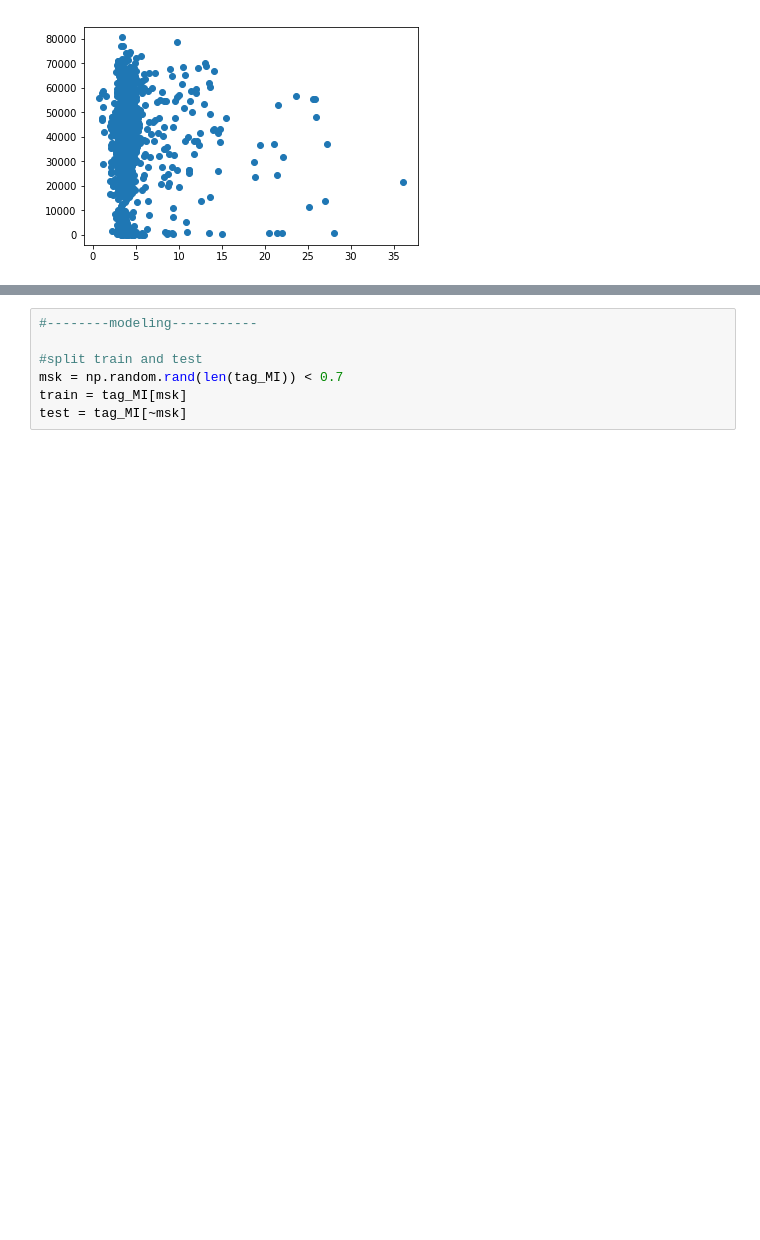
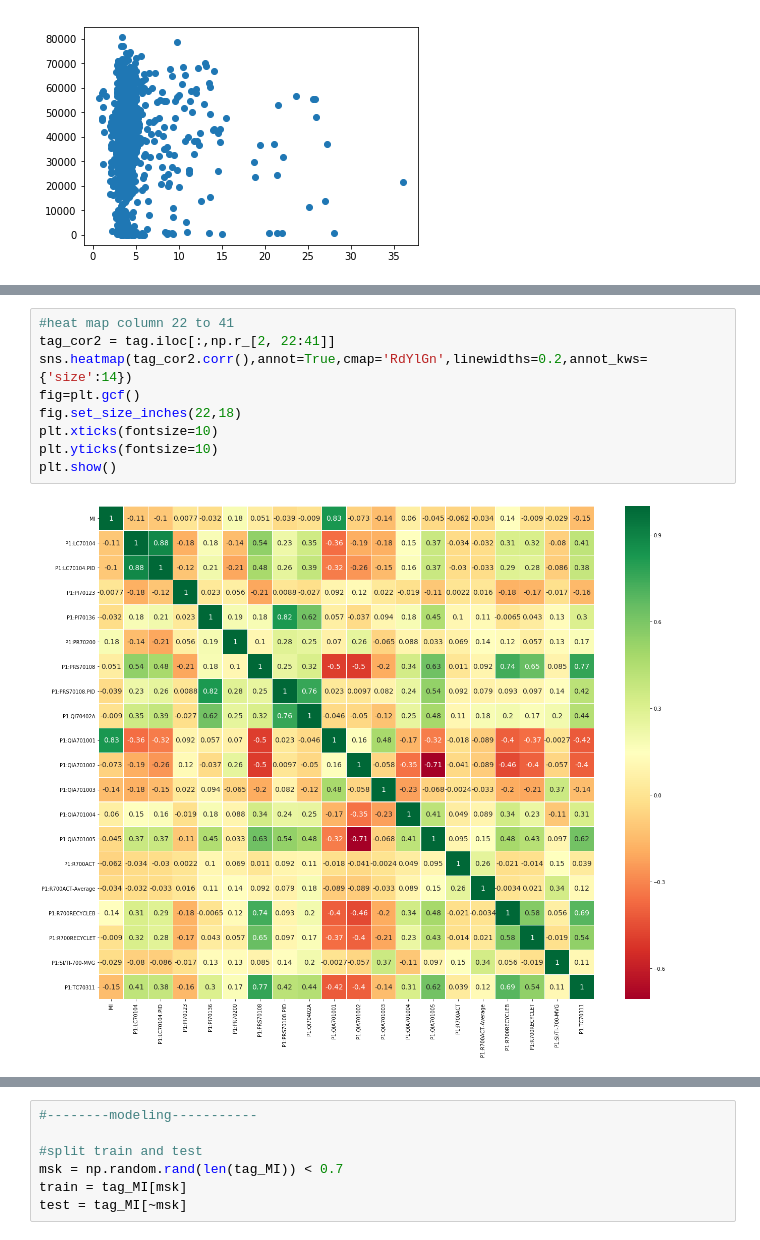
Before and after one commit to sanguis09/Capstone-project, a Jupyter notebook: src/Data Exploration.ipynb, the cells around one changed output, grey strips where cells are left out. Drawn from its saved outputs; the diff is of its cells as text; blank space fills up the shorter version.

```diff
--- a/src/Data Exploration.ipynb
+++ b/src/Data Exploration.ipynb
@@ -111,0 +113,11 @@ plt.scatter(tag_MI['MI'], tag_MI['P1:FC70116'])
+# %%
+#heat map column 22 to 41
+tag_cor2 = tag.iloc[:,np.r_[2, 22:41]]
+sns.heatmap(tag_cor2.corr(),annot=True,cmap='RdYlGn',linewidths=0.2,annot_kws={'size':14})
+fig=plt.gcf()
+fig.set_size_inches(22,18)
+plt.xticks(fontsize=10)
+plt.yticks(fontsize=10)
+plt.show()
+# %% [output]
+[figure, added]
```
Also changed, not shown: parts of 5 cells of this notebook.
